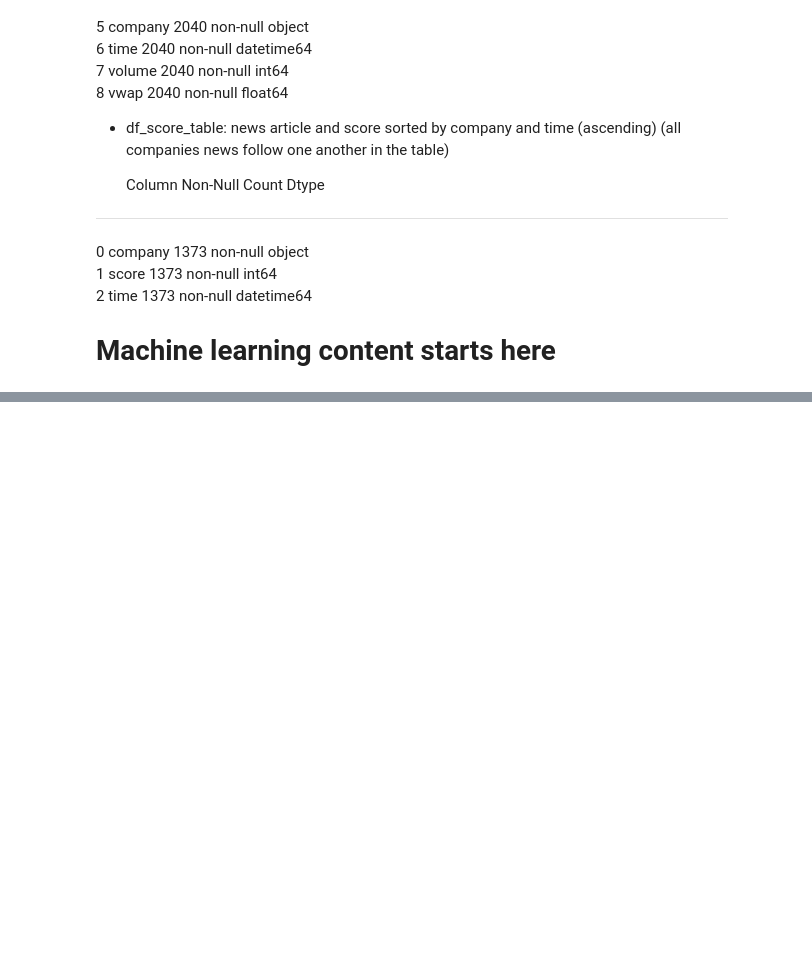
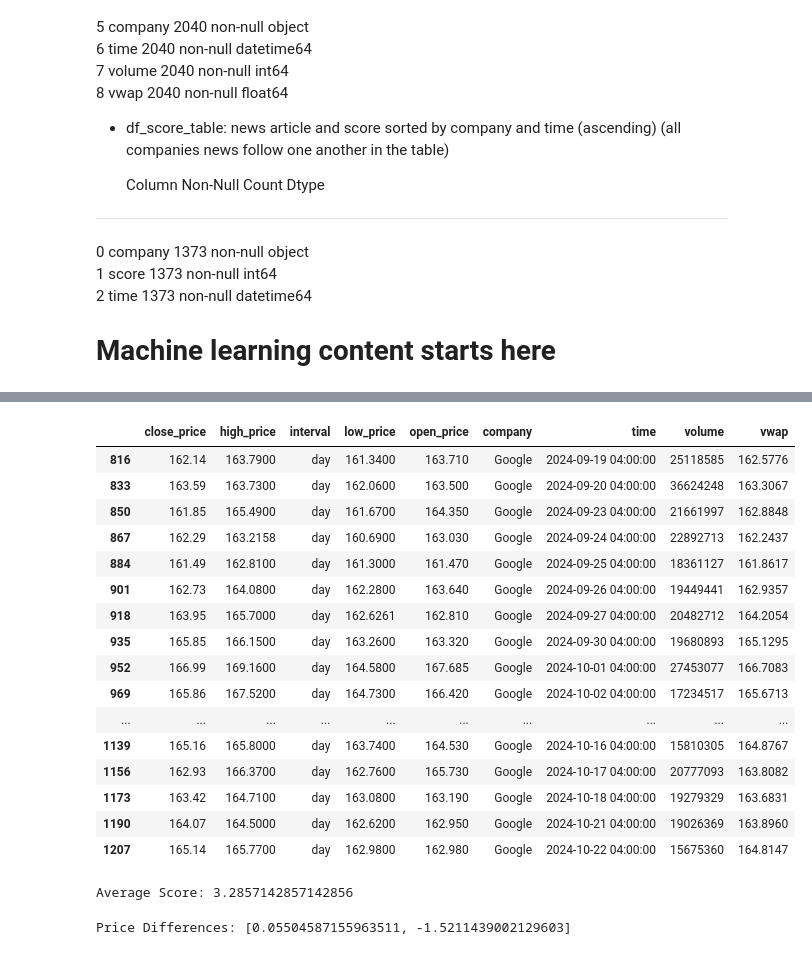
Before and after one commit to lilousicard/CS218-Project, a Jupyter notebook: src/ml.ipynb, the cells around one changed output, grey strips where cells are left out. Drawn from its saved outputs; the diff is of its cells as text; code cells hidden in the pictures; blank space fills up the shorter version.

```diff
--- a/src/ml.ipynb
+++ b/src/ml.ipynb
@@ -208,9 +191,45 @@ None
 
 # Machine learning content starts here
 # %%
+
+# function to filter and ensure timezone-naive time columns
+def filter_and_localize(df, condition):
+    """
+    Filter the DataFrame based on a condition and ensure the 'time' column is timezone-naive.
+    """
+    filtered_df = df[condition].copy()  # Ensure a copy to avoid SettingWithCopyWarning
+    filtered_df['time'] = filtered_df['time'].dt.tz_localize(None)  # Localize to naive timezone
+    return filtered_df
+
+
 is_amazon = df_score_table['company'] == 'Amazon'
 is_google = df_score_table['company'] == 'Google'
-df_score_table['time'] = df_score_table['time'].dt.tz_localize('UTC')
+is_apple = df_score_table['company'] == 'Apple'
+is_meta = df_score_table['company'] == 'Meta'
+is_nvidia = df_score_table['company'] == 'Nvidia'
 df_score_table['time'] = pd.to_datetime(df_score_table['time'])
-print(df_score_table[is_amazon])
-print(df_score_table[is_google])
+df_stock_table['time'] = pd.to_datetime(df_stock_table['time'])
+
+
+# Split score data for each company
+nvidia_score = filter_and_localize(df_score_table, df_score_table['company'] == 'Nvidia')
+meta_score = filter_and_localize(df_score_table, df_score_table['company'] == 'Meta')
+apple_score = filter_and_localize(df_score_table, df_score_table['company'] == 'Apple')
+amazon_score = filter_and_localize(df_score_table, df_score_table['company'] == 'Amazon')
+google_score = filter_and_localize(df_score_table, df_score_table['company'] == 'Google')
+
+# Split stock data for each company and interval type
+nvidia_stock_daily = filter_and_localize(df_stock_table, (df_stock_table['company'] == 'Nvidia') & (df_stock_table['interval'] == 'day'))
+nvidia_stock_hourly = filter_and_localize(df_stock_table, (df_stock_table['company'] == 'Nvidia') & (df_stock_table['interval'] == 'hour'))
+
+meta_stock_daily = filter_and_localize(df_stock_table, (df_stock_table['company'] == 'Meta') & (df_stock_table['interval'] == 'day'))
+meta_stock_hourly = filter_and_localize(df_stock_table, (df_stock_table['company'] == 'Meta') & (df_stock_table['interval'] == 'hour'))
+
+apple_stock_daily = filter_and_localize(df_stock_table, (df_stock_table['company'] == 'Apple') & (df_stock_table['interval'] == 'day'))
+apple_stock_hourly = filter_and_localize(df_stock_table, (df_stock_table['company'] == 'Apple') & (df_stock_table['interval'] == 'hour'))
+
+amazon_stock_daily = filter_and_localize(df_stock_table, (df_stock_table['company'] == 'Amazon') & (df_stock_table['interval'] == 'day'))
+amazon_stock_hourly = filter_and_localize(df_stock_table, (df_stock_table['company'] == 'Amazon') & (df_stock_table['interval'] == 'hour'))
+
+google_stock_daily = filter_and_localize(df_stock_table, (df_stock_table['company'] == 'Google') & (df_stock_table['interval'] == 'day'))
+google_stock_hourly = filter_and_localize(df_stock_table, (df_stock_table['company'] == 'Google') & (df_stock_table['interval'] == 'hour'))
@@ -257,0 +236,20 @@ print(filtered_df)
+# %%
+google_stock_daily
+# %% [output]
+|  | close_price | high_price | interval | low_price | open_price | company | time | volume | vwap |
+| 816 | 162.14 | 163.7900 | day | 161.3400 | 163.710 | Google | 2024-09-19 04:00:00 | 25118585 | 162.5776 |
+| 833 | 163.59 | 163.7300 | day | 162.0600 | 163.500 | Google | 2024-09-20 04:00:00 | 36624248 | 163.3067 |
+| 850 | 161.85 | 165.4900 | day | 161.6700 | 164.350 | Google | 2024-09-23 04:00:00 | 21661997 | 162.8848 |
+| 867 | 162.29 | 163.2158 | day | 160.6900 | 163.030 | Google | 2024-09-24 04:00:00 | 22892713 | 162.2437 |
+| 884 | 161.49 | 162.8100 | day | 161.3000 | 161.470 | Google | 2024-09-25 04:00:00 | 18361127 | 161.8617 |
+| 901 | 162.73 | 164.0800 | day | 162.2800 | 163.640 | Google | 2024-09-26 04:00:00 | 19449441 | 162.9357 |
+| 918 | 163.95 | 165.7000 | day | 162.6261 | 162.810 | Google | 2024-09-27 04:00:00 | 20482712 | 164.2054 |
+| 935 | 165.85 | 166.1500 | day | 163.2600 | 163.320 | Google | 2024-09-30 04:00:00 | 19680893 | 165.1295 |
+| 952 | 166.99 | 169.1600 | day | 164.5800 | 167.685 | Google | 2024-10-01 04:00:00 | 27453077 | 166.7083 |
+| 969 | 165.86 | 167.5200 | day | 164.7300 | 166.420 | Google | 2024-10-02 04:00:00 | 17234517 | 165.6713 |
+| ... | ... | ... | ... | ... | ... | ... | ... | ... | ... |
+| 1139 | 165.16 | 165.8000 | day | 163.7400 | 164.530 | Google | 2024-10-16 04:00:00 | 15810305 | 164.8767 |
+| 1156 | 162.93 | 166.3700 | day | 162.7600 | 165.730 | Google | 2024-10-17 04:00:00 | 20777093 | 163.8082 |
+| 1173 | 163.42 | 164.7100 | day | 163.0800 | 163.190 | Google | 2024-10-18 04:00:00 | 19279329 | 163.6831 |
+| 1190 | 164.07 | 164.5000 | day | 162.6200 | 162.950 | Google | 2024-10-21 04:00:00 | 19026369 | 163.8960 |
+| 1207 | 165.14 | 165.7700 | day | 162.9800 | 162.980 | Google | 2024-10-22 04:00:00 | 15675360 | 164.8147 |
@@ -257,0 +331,18 @@ print(filtered_df)
+# %%
+start_time = pd.Timestamp('2024-09-19 10:00:00', tz='UTC')
+
+end_time = pd.Timestamp('2024-09-23 11:00:00', tz='UTC')
+
+
+# Calculate the average score
+average_score = calculate_average(google_score, start_time, end_time, column='score')
+if pd.isna(average_score):
+    average_score = 0
+print("Average Score:", average_score)
+# %% [output]
+Average Score: 3.2857142857142856
+# %%
+price_differences = calculate_price_difference(google_stock_daily, start_time, end_time)
+print("Price Differences:", price_differences)
+# %% [output]
+Price Differences: [0.05504587155963511, -1.5211439002129603]
```
Also changed, not shown: parts of 19 cells of this notebook.
